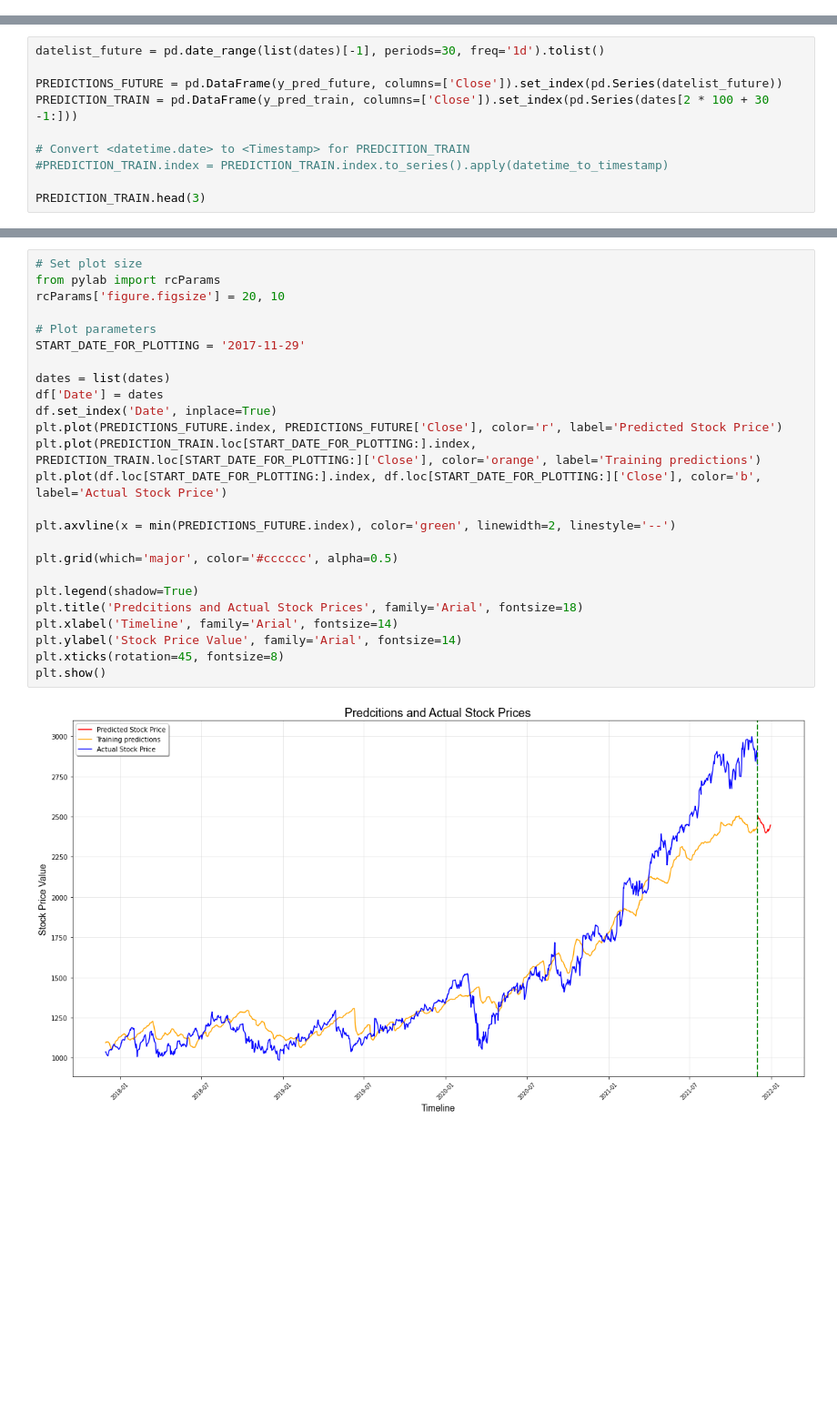
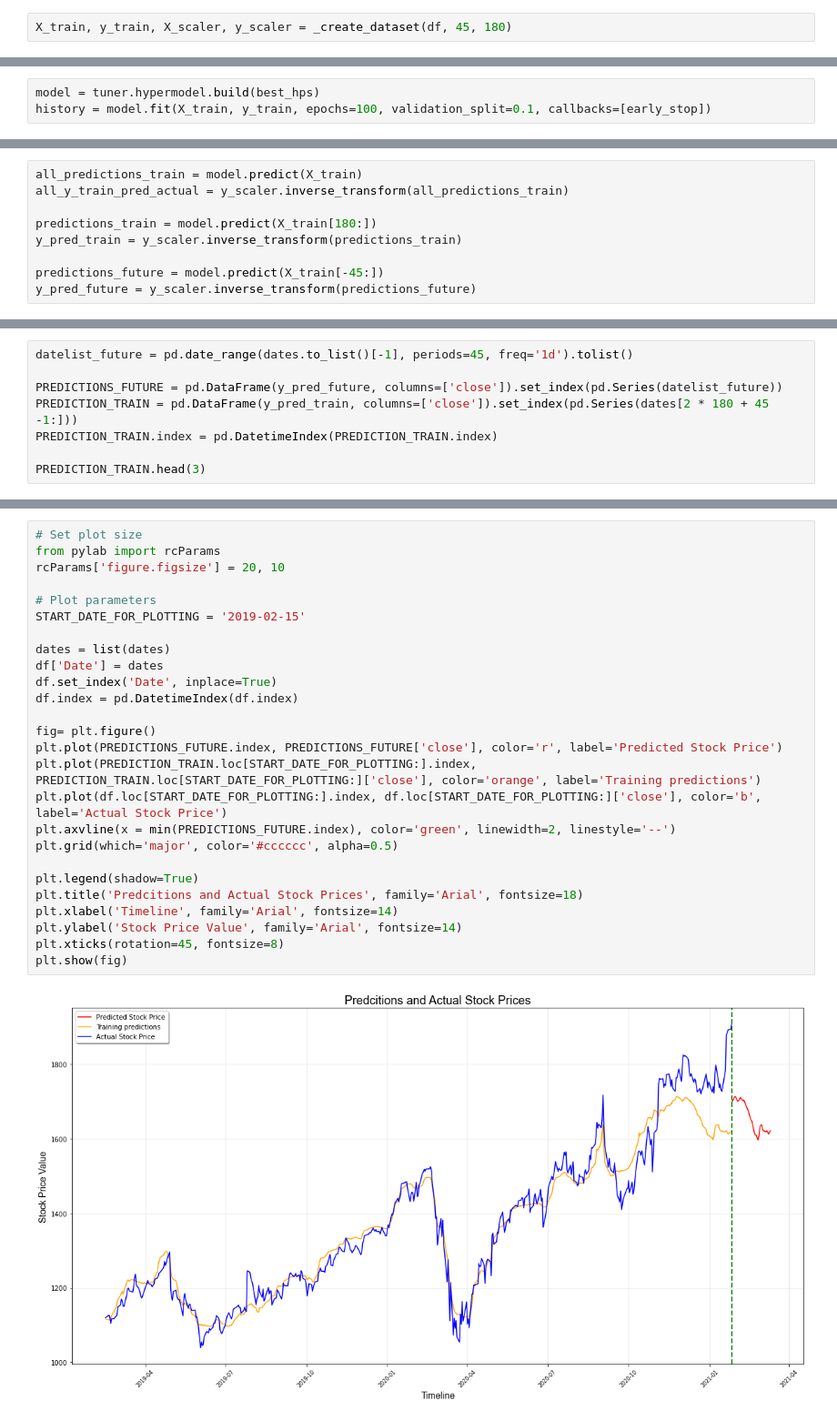
Before and after one commit to claytonhaley/forecast, a Jupyter notebook: model.ipynb, the cells around one changed output, grey strips where cells are left out. Shown: that part at 91% size. Cells and saved outputs as stored; diff of their text form; blank space fills up the shorter version.

Commit message:
Define new model structure

```diff
--- a/model.ipynb
+++ b/model.ipynb
@@ -104,0 +60,2 @@ Epoch 30/30
+# %%
+X_train, y_train, X_scaler, y_scaler = _create_dataset(df, 45, 180)
@@ -104,0 +140,3 @@ Epoch 30/30
+# %%
+model = tuner.hypermodel.build(best_hps)
+history = model.fit(X_train, y_train, epochs=100, validation_split=0.1, callbacks=[early_stop])
@@ -128,0 +169,9 @@ print(math.sqrt(mean_squared_error(y_train_actual, y_pred_train)))
+# %%
+all_predictions_train = model.predict(X_train)
+all_y_train_pred_actual = y_scaler.inverse_transform(all_predictions_train)
+
+predictions_train = model.predict(X_train[180:])
+y_pred_train = y_scaler.inverse_transform(predictions_train)
+
+predictions_future = model.predict(X_train[-45:])
+y_pred_future = y_scaler.inverse_transform(predictions_future)
@@ -129,11 +190,9 @@ print(math.sqrt(mean_squared_error(y_train_actual, y_pred_train)))
 # %%
-datelist_future = pd.date_range(list(dates)[-1], periods=30, freq='1d').tolist()
+datelist_future = pd.date_range(dates.to_list()[-1], periods=45, freq='1d').tolist()
 
-PREDICTIONS_FUTURE = pd.DataFrame(y_pred_future, columns=['Close']).set_index(pd.Series(datelist_future))
-PREDICTION_TRAIN = pd.DataFrame(y_pred_train, columns=['Close']).set_index(pd.Series(dates[2 * 100 + 30 -1:]))
-
-# Convert <datetime.date> to <Timestamp> for PREDCITION_TRAIN
-#PREDICTION_TRAIN.index = PREDICTION_TRAIN.index.to_series().apply(datetime_to_timestamp)
+PREDICTIONS_FUTURE = pd.DataFrame(y_pred_future, columns=['close']).set_index(pd.Series(datelist_future))
+PREDICTION_TRAIN = pd.DataFrame(y_pred_train, columns=['close']).set_index(pd.Series(dates[2 * 180 + 45 -1:]))
+PREDICTION_TRAIN.index = pd.DatetimeIndex(PREDICTION_TRAIN.index)
 
 PREDICTION_TRAIN.head(3)
 # %% [output]
@@ -161,27 +204,28 @@ df
 # %%
 # Set plot size
 from pylab import rcParams
 rcParams['figure.figsize'] = 20, 10
 
 # Plot parameters
-START_DATE_FOR_PLOTTING = '2017-11-29'
+START_DATE_FOR_PLOTTING = '2019-02-15'
 
 dates = list(dates)
 df['Date'] = dates
 df.set_index('Date', inplace=True)
-plt.plot(PREDICTIONS_FUTURE.index, PREDICTIONS_FUTURE['Close'], color='r', label='Predicted Stock Price')
-plt.plot(PREDICTION_TRAIN.loc[START_DATE_FOR_PLOTTING:].index, PREDICTION_TRAIN.loc[START_DATE_FOR_PLOTTING:]['Close'], color='orange', label='Training predictions')
-plt.plot(df.loc[START_DATE_FOR_PLOTTING:].index, df.loc[START_DATE_FOR_PLOTTING:]['Close'], color='b', label='Actual Stock Price')
+df.index = pd.DatetimeIndex(df.index)
 
+fig= plt.figure()
+plt.plot(PREDICTIONS_FUTURE.index, PREDICTIONS_FUTURE['close'], color='r', label='Predicted Stock Price')
+plt.plot(PREDICTION_TRAIN.loc[START_DATE_FOR_PLOTTING:].index, PREDICTION_TRAIN.loc[START_DATE_FOR_PLOTTING:]['close'], color='orange', label='Training predictions')
+plt.plot(df.loc[START_DATE_FOR_PLOTTING:].index, df.loc[START_DATE_FOR_PLOTTING:]['close'], color='b', label='Actual Stock Price')
 plt.axvline(x = min(PREDICTIONS_FUTURE.index), color='green', linewidth=2, linestyle='--')
-
 plt.grid(which='major', color='#cccccc', alpha=0.5)
 
 plt.legend(shadow=True)
 plt.title('Predcitions and Actual Stock Prices', family='Arial', fontsize=18)
 plt.xlabel('Timeline', family='Arial', fontsize=14)
 plt.ylabel('Stock Price Value', family='Arial', fontsize=14)
 plt.xticks(rotation=45, fontsize=8)
-plt.show()
+plt.show(fig)
 # %% [output]
-[figure, old version]
+[figure, new version]
```
Also changed, not shown: parts of 20 cells of this notebook, 19 other files.
